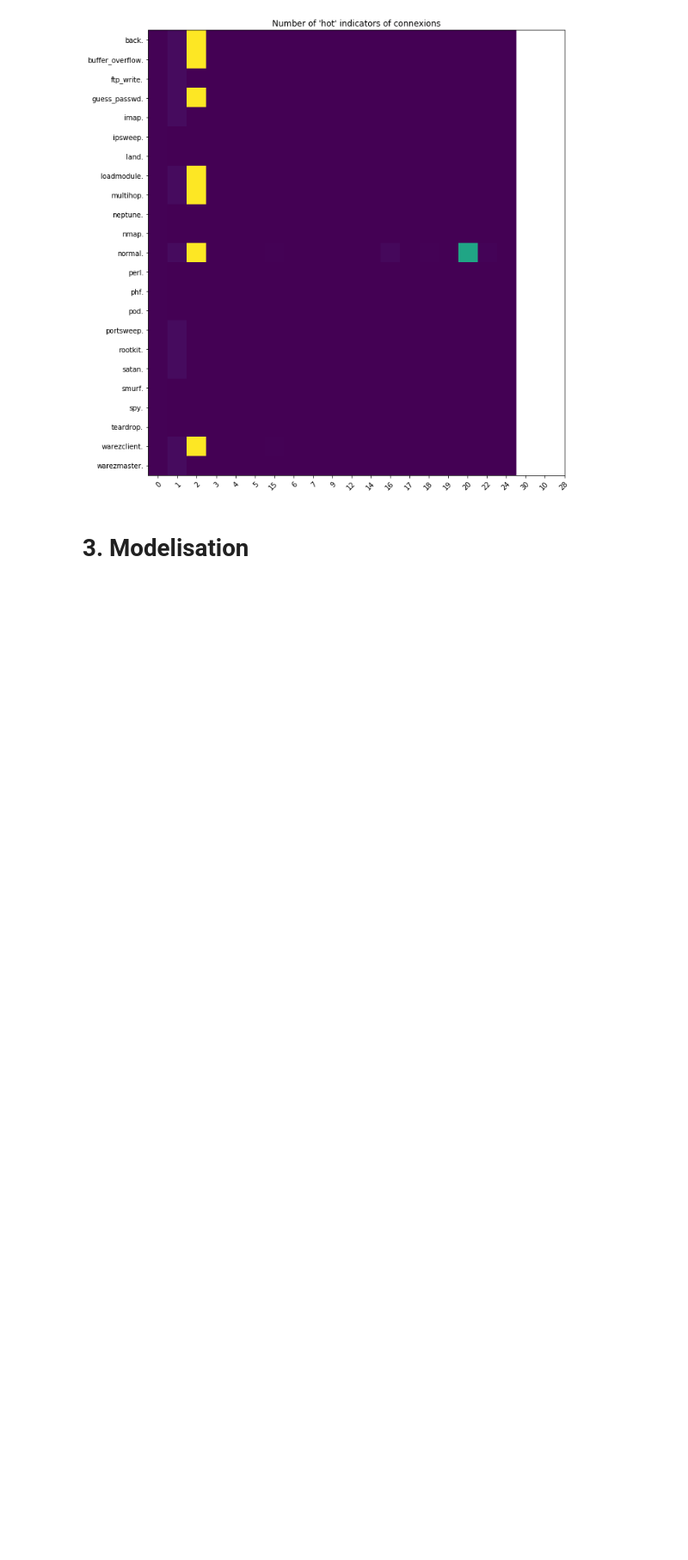
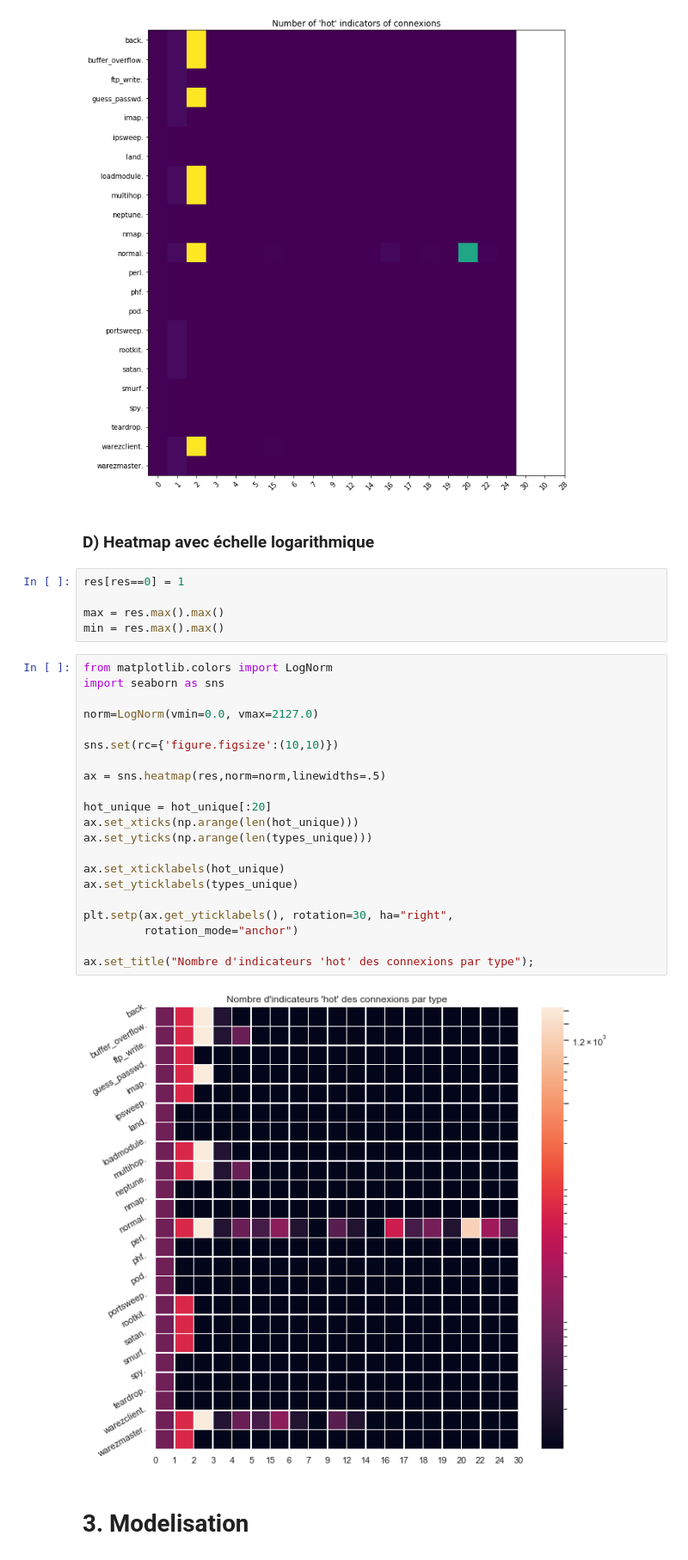
Before and after one commit to cvernerie/data-science-esilv, a Jupyter notebook: database-modelization.ipynb, the cells around one changed output. Shown: that part at 86% size. Cells and saved outputs as stored; diff of their text form; blank space fills up the shorter version.

```diff
--- a/database-modelization.ipynb
+++ b/database-modelization.ipynb
@@ -171,6 +171,36 @@ fig.tight_layout()
 plt.show()
 # %% [output]
 [figure]
+# %% [markdown]
+### D) Heatmap avec échelle logarithmique
+# %%
+res[res==0] = 1
+
+max = res.max().max()
+min = res.max().max()
+# %%
+from matplotlib.colors import LogNorm
+import seaborn as sns
+
+norm=LogNorm(vmin=0.0, vmax=2127.0)
+
+sns.set(rc={'figure.figsize':(10,10)})
+
+ax = sns.heatmap(res,norm=norm,linewidths=.5)
+
+hot_unique = hot_unique[:20]
+ax.set_xticks(np.arange(len(hot_unique)))
+ax.set_yticks(np.arange(len(types_unique)))
+
+ax.set_xticklabels(hot_unique)
+ax.set_yticklabels(types_unique)
+
+plt.setp(ax.get_yticklabels(), rotation=30, ha="right",
+         rotation_mode="anchor")
+
+ax.set_title("Nombre d'indicateurs 'hot' des connexions par type");
+# %% [output]
+[figure, added]
 # %% [markdown]
 # 3. Modelisation
 # %% [markdown]
```
